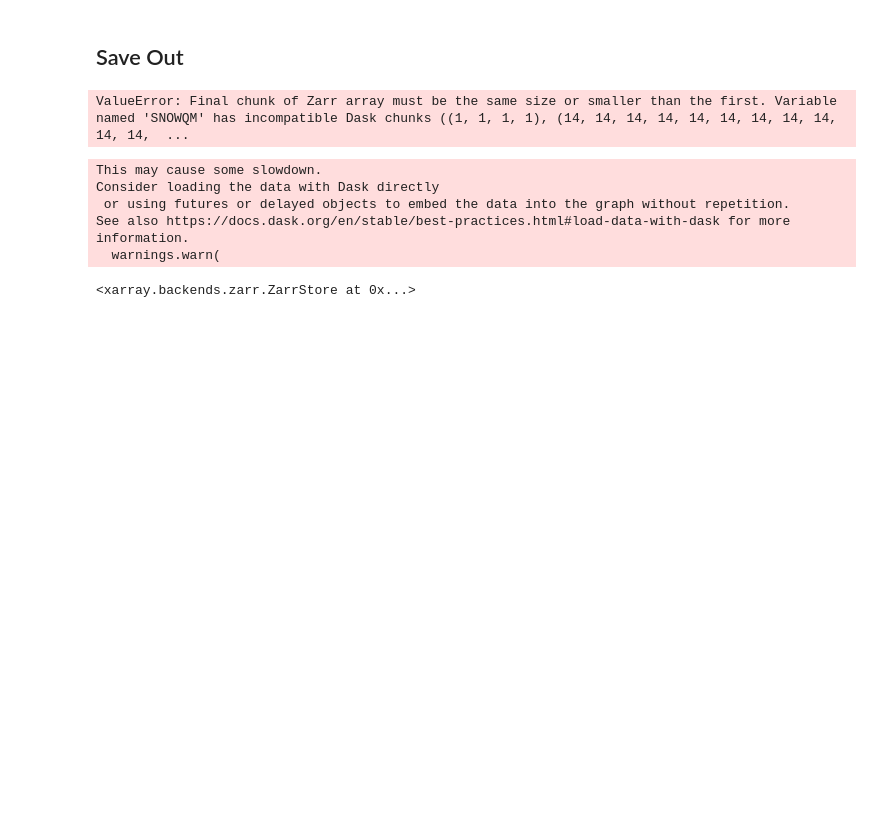
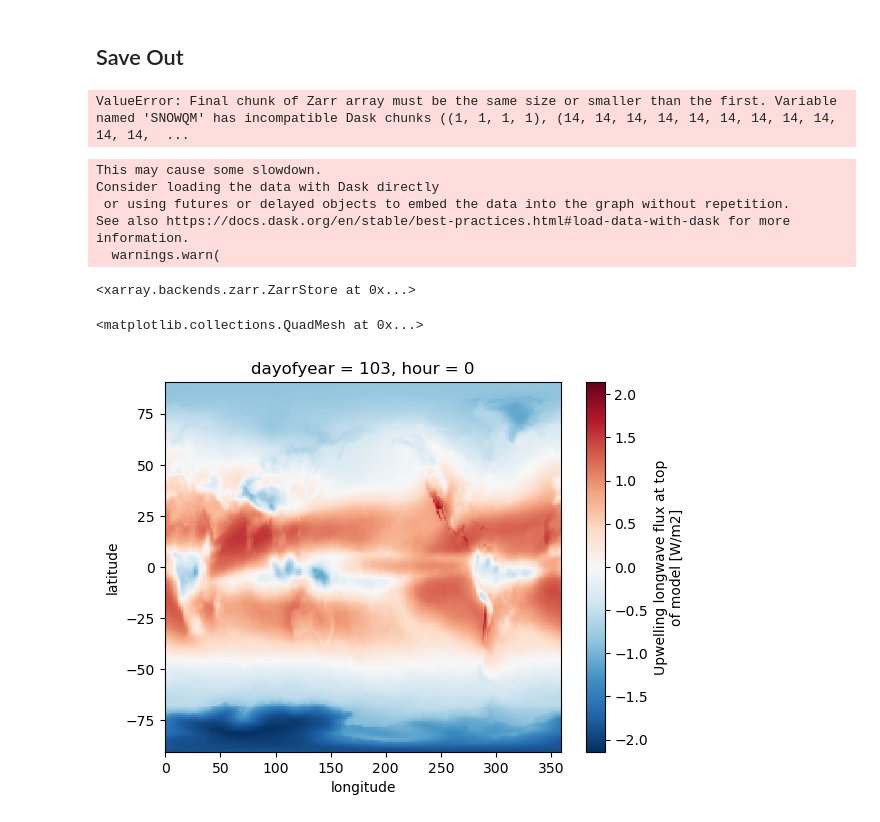
Before and after one commit to WillyChap/CUVACAR_xai, a Jupyter notebook: kjmayer/make_climo.ipynb, the cells around one changed output. Saved outputs shown, nothing was run; the diff lists cells and outputs as text; code cells hidden in the pictures; blank space fills up the shorter version.

```diff
--- a/kjmayer/make_climo.ipynb
+++ b/kjmayer/make_climo.ipynb
@@ -125,3 +125,13 @@ Consider loading the data with Dask directly
 See also https://docs.dask.org/en/stable/best-practices.html#load-data-with-dask for more information.
   warnings.warn(
 <xarray.backends.zarr.ZarrStore at 0x...>
+# %%
+import xarray as xr
+import pandas as pd
+
+DS = xr.open_zarr('/glade/derecho/scratch/wchapman/CUVACAR/b.e21.CREDIT_climate_branch_1980-2014climo_zmdata_ERA5scaled_zmdata_Qtot_v3.zarr/')
+# %%
+DS['FLUT'].isel(hour=0,dayofyear=102).plot()
+# %% [output]
+<matplotlib.collections.QuadMesh at 0x...>
+[figure, added]
```
Also changed, not shown: parts of 3 cells of this notebook, 36 other files.
